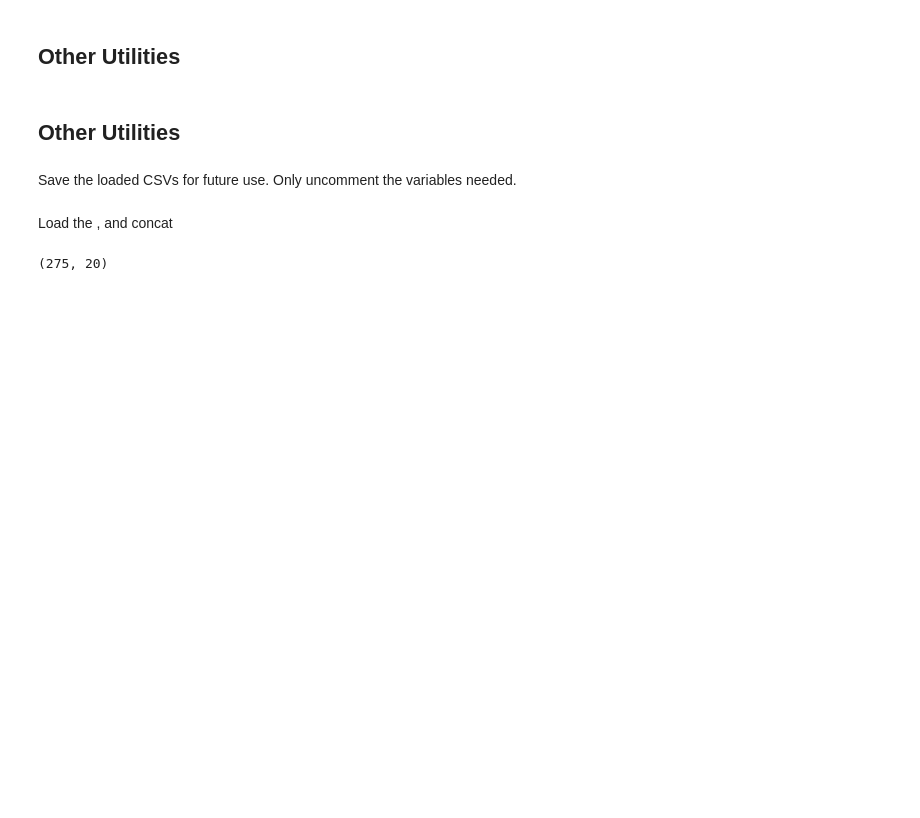
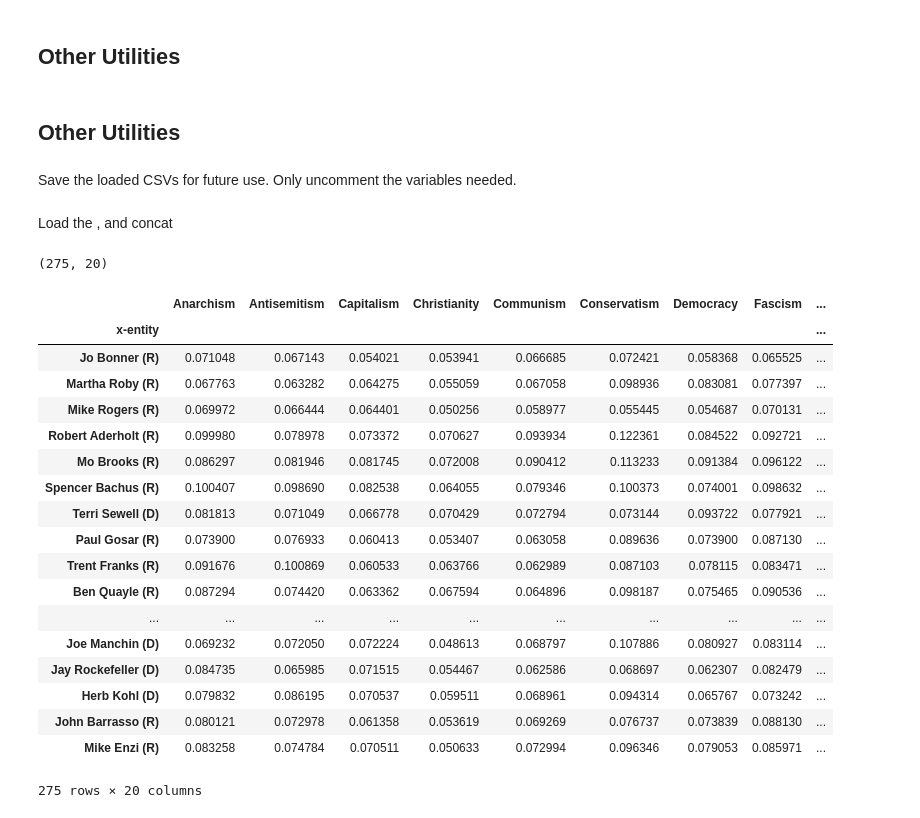
Before and after one commit to jibalio/computational-fact-checking, a Jupyter notebook: Computational Fact Checking.ipynb, the cells around one changed output. Cells and saved outputs as stored; diff of their text form; code cells hidden in the pictures; blank space fills up the shorter version.

```diff
--- a/Computational Fact Checking.ipynb
+++ b/Computational Fact Checking.ipynb
@@ -811,3 +811,25 @@ grec_m2.to_csv('data/final datasets/3. validation on annotated data/3.2 Educatio
 i1_mold.shape
 # %% [output]
 (275, 20)
+# %%
+i1_mt
+# %% [output]
+|  | Anarchism | Antisemitism | Capitalism | Christianity | Communism | Conservatism | Democracy | Fascism | ... |
+| x-entity |  |  |  |  |  |  |  |  | ... |
+| Jo Bonner (R) | 0.071048 | 0.067143 | 0.054021 | 0.053941 | 0.066685 | 0.072421 | 0.058368 | 0.065525 | ... |
+| Martha Roby (R) | 0.067763 | 0.063282 | 0.064275 | 0.055059 | 0.067058 | 0.098936 | 0.083081 | 0.077397 | ... |
+| Mike Rogers (R) | 0.069972 | 0.066444 | 0.064401 | 0.050256 | 0.058977 | 0.055445 | 0.054687 | 0.070131 | ... |
+| Robert Aderholt (R) | 0.099980 | 0.078978 | 0.073372 | 0.070627 | 0.093934 | 0.122361 | 0.084522 | 0.092721 | ... |
+| Mo Brooks (R) | 0.086297 | 0.081946 | 0.081745 | 0.072008 | 0.090412 | 0.113233 | 0.091384 | 0.096122 | ... |
+| Spencer Bachus (R) | 0.100407 | 0.098690 | 0.082538 | 0.064055 | 0.079346 | 0.100373 | 0.074001 | 0.098632 | ... |
+| Terri Sewell (D) | 0.081813 | 0.071049 | 0.066778 | 0.070429 | 0.072794 | 0.073144 | 0.093722 | 0.077921 | ... |
+| Paul Gosar (R) | 0.073900 | 0.076933 | 0.060413 | 0.053407 | 0.063058 | 0.089636 | 0.073900 | 0.087130 | ... |
+| Trent Franks (R) | 0.091676 | 0.100869 | 0.060533 | 0.063766 | 0.062989 | 0.087103 | 0.078115 | 0.083471 | ... |
+| Ben Quayle (R) | 0.087294 | 0.074420 | 0.063362 | 0.067594 | 0.064896 | 0.098187 | 0.075465 | 0.090536 | ... |
+| ... | ... | ... | ... | ... | ... | ... | ... | ... | ... |
+| Joe Manchin (D) | 0.069232 | 0.072050 | 0.072224 | 0.048613 | 0.068797 | 0.107886 | 0.080927 | 0.083114 | ... |
+| Jay Rockefeller (D) | 0.084735 | 0.065985 | 0.071515 | 0.054467 | 0.062586 | 0.068697 | 0.062307 | 0.082479 | ... |
+| Herb Kohl (D) | 0.079832 | 0.086195 | 0.070537 | 0.059511 | 0.068961 | 0.094314 | 0.065767 | 0.073242 | ... |
+| John Barrasso (R) | 0.080121 | 0.072978 | 0.061358 | 0.053619 | 0.069269 | 0.076737 | 0.073839 | 0.088130 | ... |
+| Mike Enzi (R) | 0.083258 | 0.074784 | 0.070511 | 0.050633 | 0.072994 | 0.096346 | 0.079053 | 0.085971 | ... |
+275 rows × 20 columns
```
Also changed, not shown: 7 other files.
